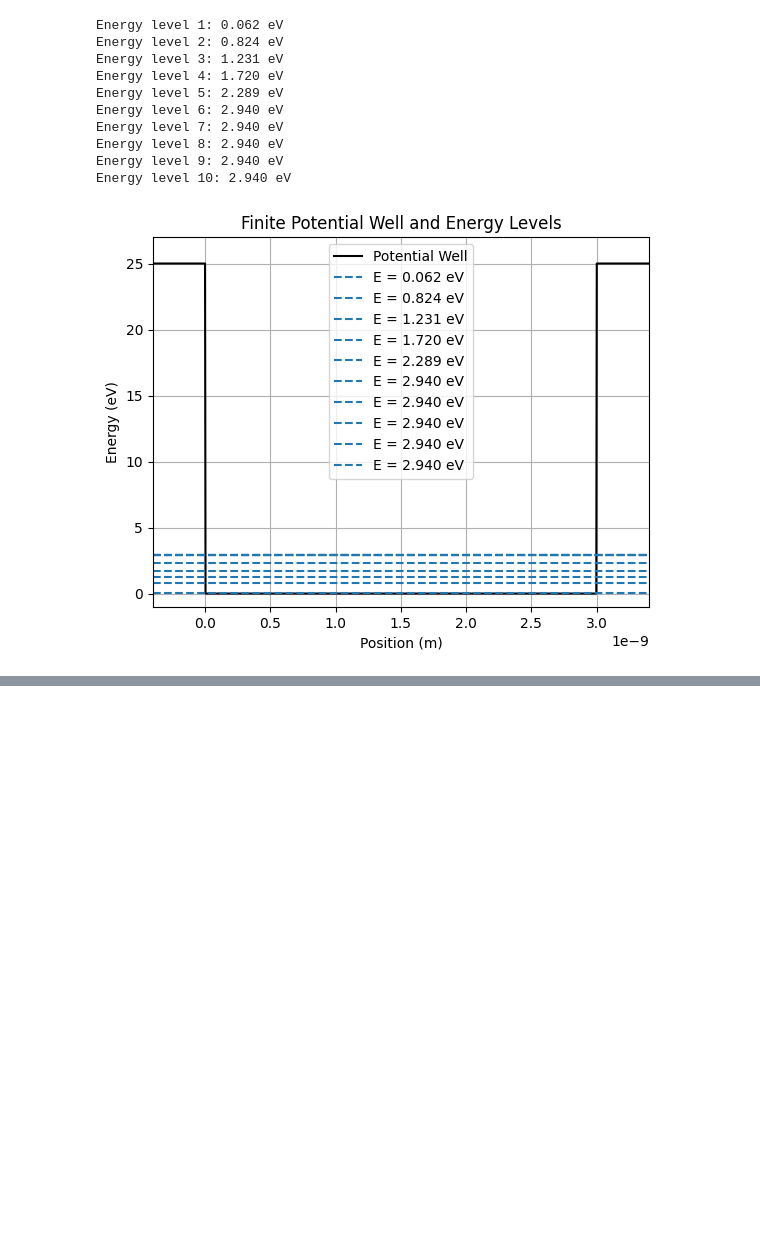
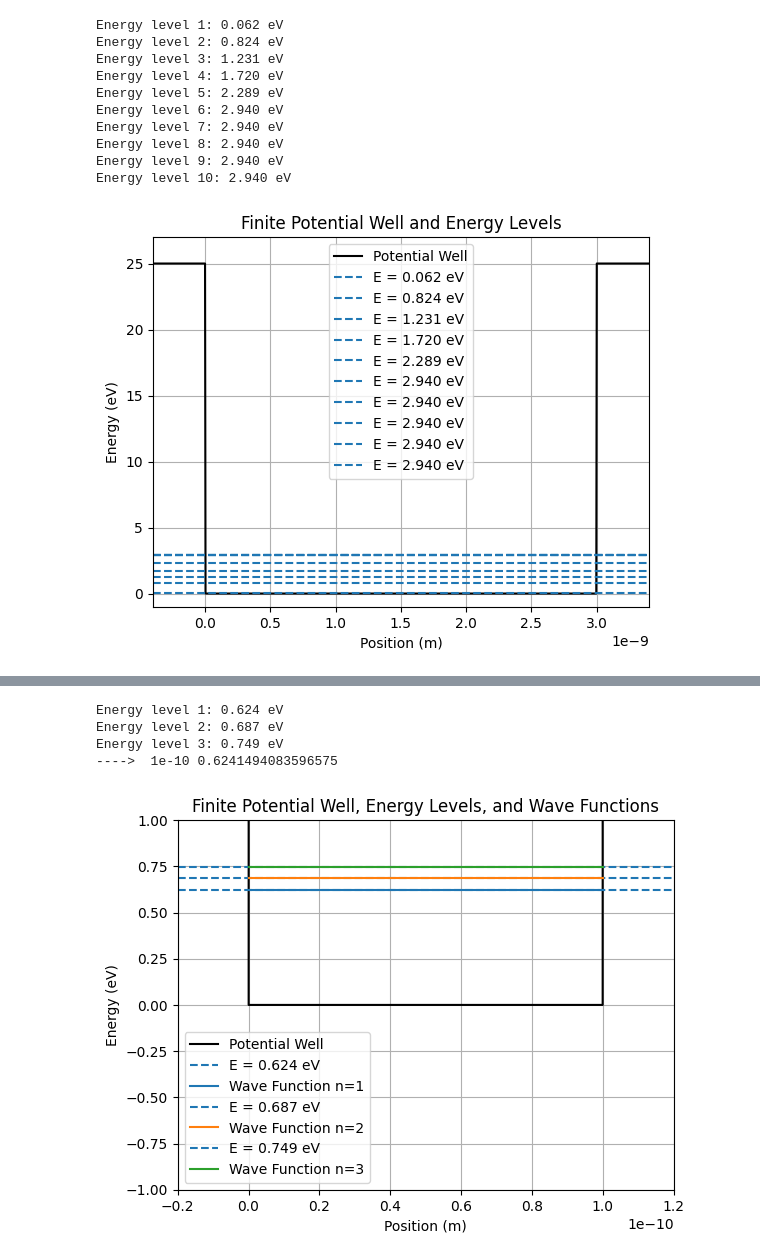
Before and after one commit to navgaur/QM1_UGCF, a Jupyter notebook: Quantum_Mech_1_UGCF.ipynb, the cells around one changed output, grey strips where cells are left out. Cells and saved outputs as stored; diff of their text form; code cells hidden in the pictures; blank space fills up the shorter version.

```diff
--- a/Quantum_Mech_1_UGCF.ipynb
+++ b/Quantum_Mech_1_UGCF.ipynb
@@ -313,3 +313,78 @@ Energy level 8: 2.940 eV
 Energy level 9: 2.940 eV
 Energy level 10: 2.940 eV
 [figure]
+# %%
+import numpy as np
+from scipy.optimize import fsolve
+import matplotlib.pyplot as plt
+
+# Constants
+hbar = 1.0545718e-34  # Reduced Planck's constant (J*s)
+m = 9.10938356e-31    # Mass of the electron (kg)
+a = 1e-10             # Width of the well (meters)
+V0 = 50 * 1.60218e-19 # Depth of the well (Joules) - 50 eV in Joules
+
+# Transcendental equations
+def equations(E, n, a, m, hbar, V0):
+    k = np.sqrt(2 * m * E) / hbar
+    kappa = np.sqrt(2 * m * (V0 - E)) / hbar
+    return k * np.tan(k * a) - kappa
+
+# Convert energy to eV for easier interpretation
+def energy_to_eV(E):
+    return E / 1.60218e-19
+
+# Find energy levels
+def find_energy_levels(n, a, m, hbar, V0, E_guess):
+    energy_levels = []
+    for i in range(1, n + 1):
+        E = fsolve(equations, E_guess, args=(i, a, m, hbar, V0))
+        energy_levels.append(E[0])
+        E_guess = E[0] + 1e-20  # Small increment to find next level
+    return energy_levels
+
+# Wave function inside the well
+def wave_function(x, n, a):
+    k = n * np.pi / a
+    return np.sqrt(2 / a) * np.sin(k * x)
+
+# Parameters
+n_levels = 3  # Number of energy levels to find
+E_guess = 1e-19  # Initial guess for energy (Joules)
+
+# Find the energy levels
+energy_levels = find_energy_levels(n_levels, a, m, hbar, V0, E_guess)
+
+# Convert energy levels to eV for display
+energy_levels_eV = [energy_to_eV(E) for E in energy_levels]
+
+# Print the energy levels in eV
+for i, E in enumerate(energy_levels_eV):
+    print(f"Energy level {i + 1}: {E:.3f} eV")
+
+print('----> ',a,wave_function(0.2,2,a)* np.sqrt(a) + energy_to_eV(energy_levels[0]))
+
+# Plot the potential well and energy levels
+x = np.linspace(-0.2e-10, 1.2e-10, 1000)
+V = np.piecewise(x, [x < 0, (0 <= x) & (x <= a), x > a], [V0, 0, V0])
+
+plt.plot(x, V / 1.60218e-19, 'k-', label='Potential Well')
+for i, E in enumerate(energy_levels):
+    plt.axhline(y=energy_to_eV(E), linestyle='--', label=f'E = {energy_to_eV(E):.3f} eV')
+    # Plot wave functions
+    x_inside = np.linspace(0, a, 1000)
+    psi_n = wave_function(x_inside, i + 1, a)
+    # Normalize wave function to plot alongside energy levels
+    psi_n = psi_n * np.sqrt(a) / np.max(np.abs(psi_n)) + energy_to_eV(E)
+    plt.plot(x_inside, psi_n, label=f'Wave Function n={i+1}')
+
+plt.xlim(-0.2e-10, 1.2e-10)
+# plt.ylim(-5, V0 / 1.60218e-19 + 5)
+plt.ylim(-1, 1)
+plt.xlabel('Position (m)')
+plt.ylabel('Energy (eV)')
+plt.title('Finite Potential Well, Energy Levels, and Wave Functions')
+plt.legend()
+plt.grid(True)
+plt.show()
+# %% [output]
@@ -315,0 +392,5 @@ Energy level 10: 2.940 eV
+Energy level 1: 0.624 eV
+Energy level 2: 0.687 eV
+Energy level 3: 0.749 eV
+---->  1e-10 0.6241494083596575
+[figure, added]
```
Also changed, not shown: parts of 1 cell of this notebook.
